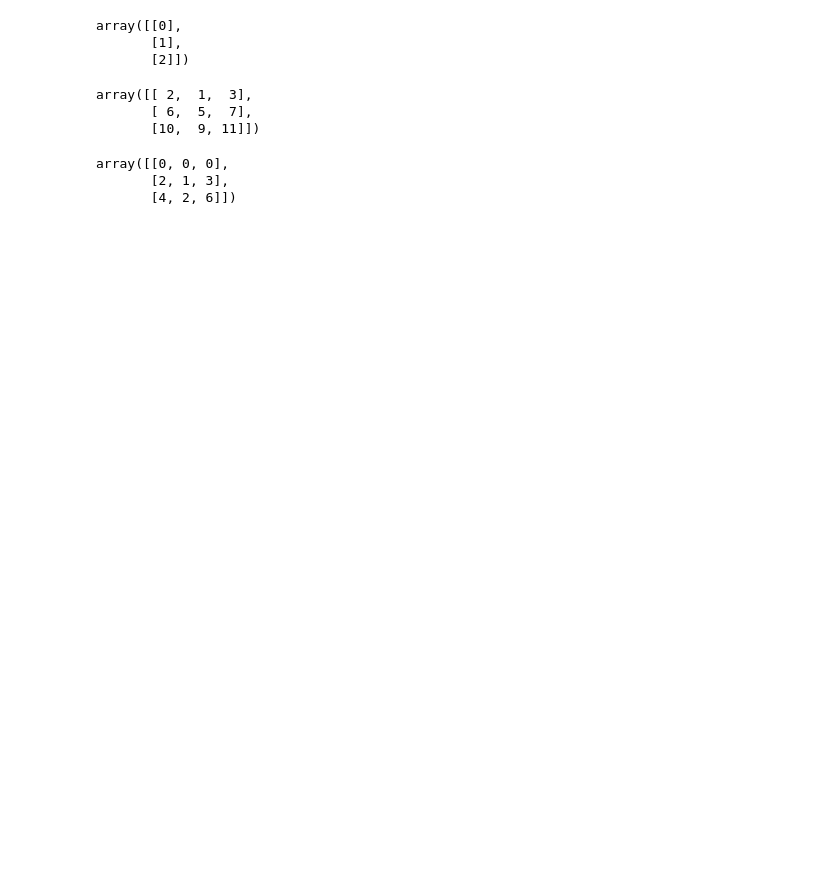
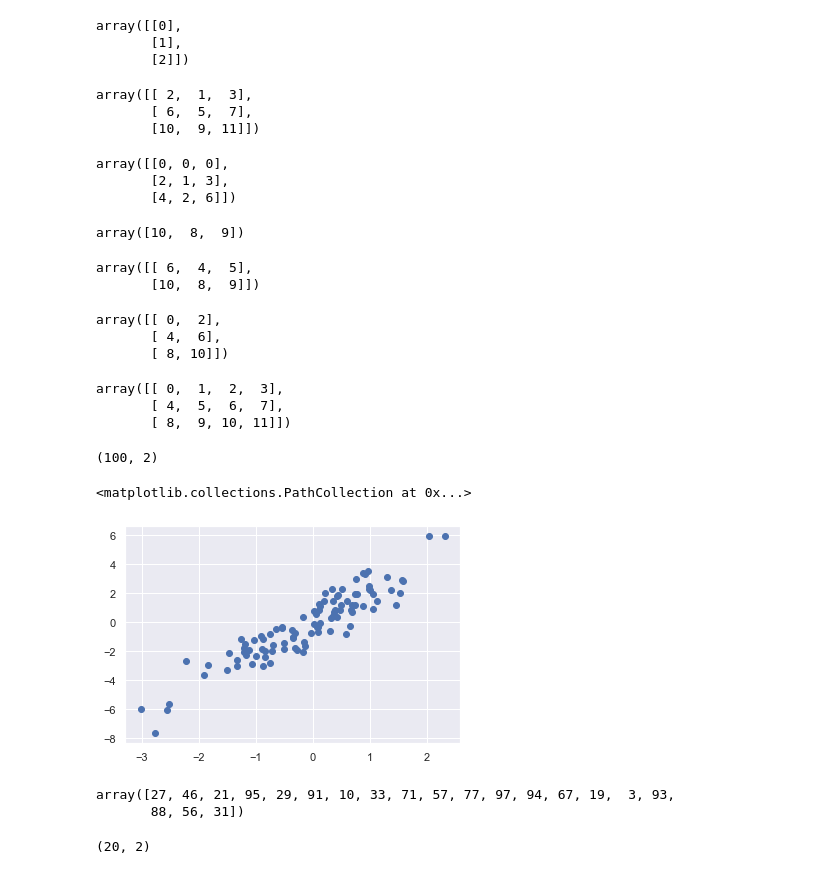
Before and after one commit to NeutrinoZh/python-and-statistics, a Jupyter notebook: NumPy/basic.ipynb, the cells around one changed output. Drawn from its saved outputs; the diff is of its cells as text; code cells hidden in the pictures; blank space fills up the shorter version.

```diff
--- a/NumPy/basic.ipynb
+++ b/NumPy/basic.ipynb
@@ -431,3 +433,50 @@ row[:, np.newaxis] * col
 array([[0, 0, 0],
        [2, 1, 3],
        [4, 2, 6]])
+# %%
+X[2, [2, 0, 1]]
+# %% [output]
+array([10,  8,  9])
+# %%
+X[1:, [2, 0, 1]]
+# %% [output]
+array([[ 6,  4,  5],
+       [10,  8,  9]])
+# %%
+mask = np.array([1, 0, 1, 0], dtype=bool)
+X[row[:, np.newaxis], mask]
+# %% [output]
+array([[ 0,  2],
+       [ 4,  6],
+       [ 8, 10]])
+# %%
+X
+# %% [output]
+array([[ 0,  1,  2,  3],
+       [ 4,  5,  6,  7],
+       [ 8,  9, 10, 11]])
+# %%
+mean = [0, 0]
+cov = [[1, 2],
+       [2, 5]]
+X = rand.multivariate_normal(mean, cov, 100)
+X.shape
+# %% [output]
+(100, 2)
+# %%
+import seaborn; seaborn.set()
+plt.scatter(X[:, 0], X[:, 1])
+# %% [output]
+<matplotlib.collections.PathCollection at 0x...>
+[figure, added]
+# %%
+indices = np.random.choice(X.shape[0], 20, replace=False)
+indices
+# %% [output]
+array([27, 46, 21, 95, 29, 91, 10, 33, 71, 57, 77, 97, 94, 67, 19,  3, 93,
+       88, 56, 31])
+# %%
+selection = X[indices]
+selection.shape
+# %% [output]
+(20, 2)
```
Also changed, not shown: parts of 53 cells of this notebook.
